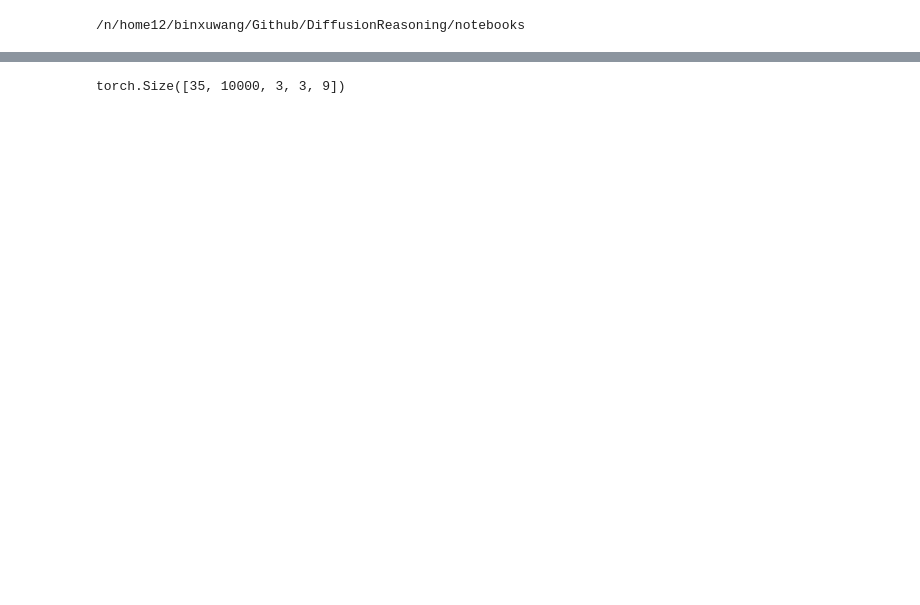
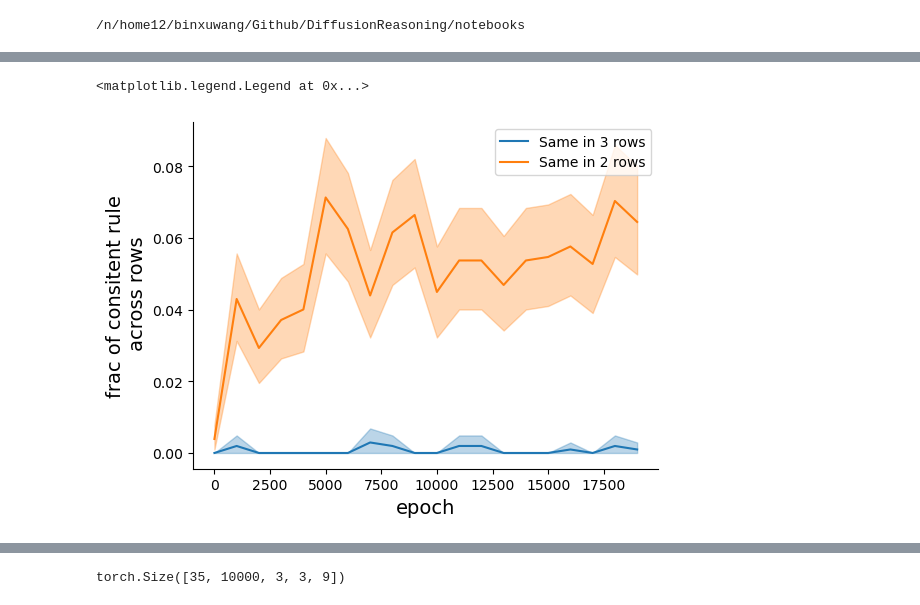
Before and after one commit to Animadversio/DiffusionReasoning, a Jupyter notebook: notebooks/updated_rule_checking.ipynb, the cells around one changed output, grey strips where cells are left out. Cells and saved outputs as stored; diff of their text form; code cells hidden in the pictures; blank space fills up the shorter version.

```diff
--- a/notebooks/updated_rule_checking.ipynb
+++ b/notebooks/updated_rule_checking.ipynb
@@ -92,0 +311,30 @@ def check_row_rule(attr):
+# %%
+epoch_list = [*range(1000, 30000, 1000)]
+if os.path.exists(join(expdir, "samples_inferred_rule_consistency_new.npz")):# and args.update:
+    print("Inferred rules already exist. Loading from file.")
+    npzfile = np.load(join(expdir, "samples_inferred_rule_consistency_new.npz"), allow_pickle=True)
+    stats_df_load = pd.read_csv(join(expdir, "consistency_new_stats_df.csv"),)
+    consistency_all_load = npzfile["consistency_all"]
+    rule_list_all_load = npzfile["rule_list_all"]
+    epoch_list_load = npzfile["epoch_list"]
+    epoch_rest = [epoch for epoch in epoch_list if epoch not in epoch_list_load]
+    print(rule_list_all_load.shape, consistency_all_load.shape, len(epoch_rest))
+    print("Updating inferred rules, starting from epoch: ", epoch_rest[0])
+    sample_all, epoch_rest = batch_load_samples(join(expdir, "samples"),
+                        epoch_rest, encoding="digit", fmt="%07d.pt")
+    stats_df_rest, rule_list_all_rest, consistency_all_rest = samples_infer_rule_consistency(
+                        sample_all, epoch_rest)
+
+    # rules_all_rest, consistent_mat_rest, epoch_rest = batch_load_samples_infer_rules(
+    #     join(expdir, "samples"), epoch_rest, encoding=encoding, fmt=args.fmt)
+    if len(epoch_rest) == 0 and len(sample_all) == 0:
+        consistency_all, rule_list_all, epoch_list = consistency_all_load, rule_list_all_load, epoch_list_load
+        stats_df = stats_df_load
+    else:
+        rule_list_all_rest = np.array(rule_list_all_rest, dtype=object)
+        consistency_all_rest = np.array(consistency_all_rest, dtype=object)
+        rule_list_all = np.concatenate([rule_list_all_load, rule_list_all_rest], axis=0)
+        consistency_all = np.concatenate([consistency_all_load, consistency_all_rest], axis=0)
+        epoch_list = np.concatenate([epoch_list_load, epoch_rest], axis=0)
+        print("Inferred rules updated.")
+    # print(rules_al
@@ -92,0 +350,16 @@ def check_row_rule(attr):
+# %%
+fig, ax = plt.subplots(1, 1, figsize=(6,4.5))
+ax.spines[['right', 'top']].set_visible(False)
+CI_low, CI_high = estimate_CI(stats_df.r3_count, stats_df.sample_count, alpha=0.05)
+shaded_error(plt.gca(), stats_df.epoch, stats_df.r3_count / stats_df.sample_count,
+                CI_low, CI_high, label="Same in 3 rows", color="C0")
+CI_low, CI_high = estimate_CI(stats_df.r2_count, stats_df.sample_count, alpha=0.05)
+shaded_error(plt.gca(), stats_df.epoch, stats_df.r2_count / stats_df.sample_count,
+                CI_low, CI_high, label="Same in 2 rows", color="C1")
+ax.set_ylabel('frac of consitent rule\n across rows', fontsize=14)
+ax.set_xlabel('epoch', fontsize=14)
+# ax.set_title(f"{title_str}, uncond Diffusion")
+ax.legend()
+# %% [output]
+<matplotlib.legend.Legend at 0x...>
+[figure, added]
```
Also changed, not shown: parts of 34 cells of this notebook.
